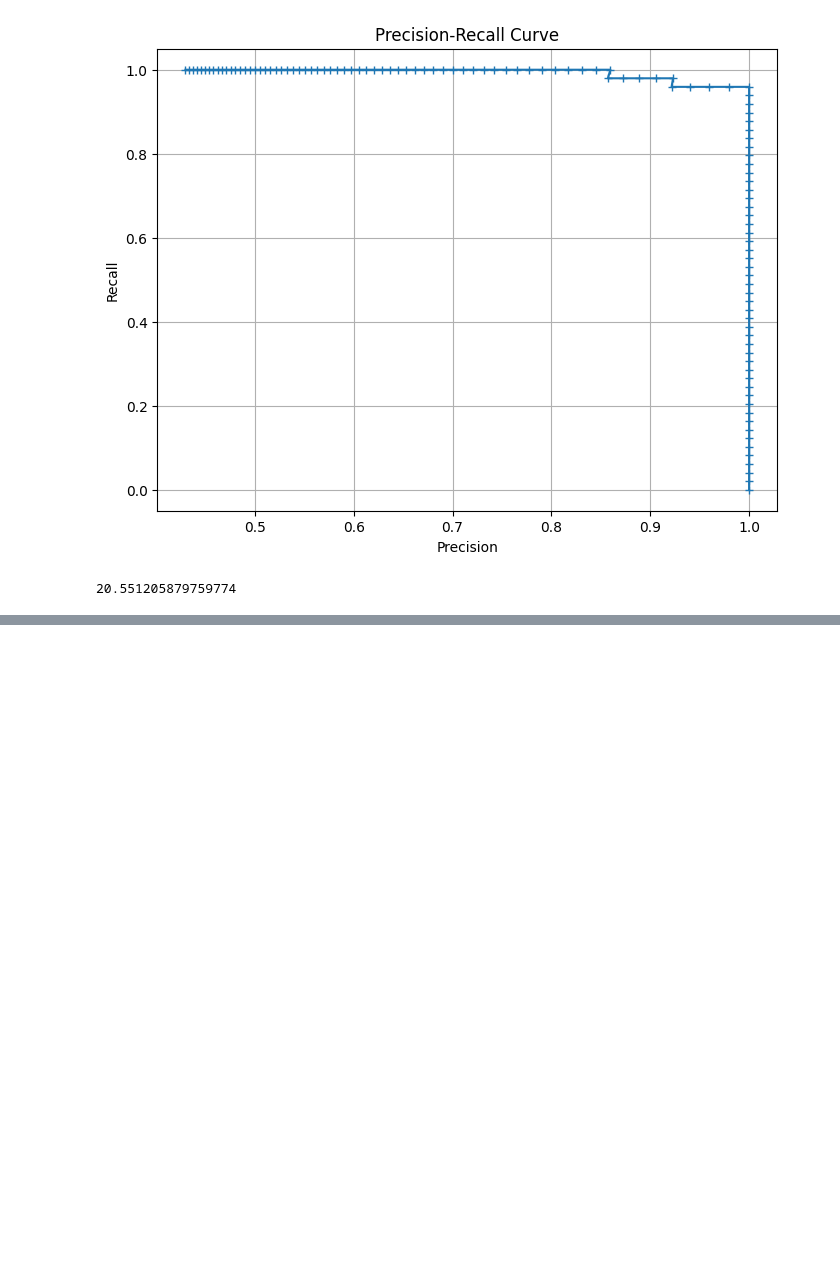
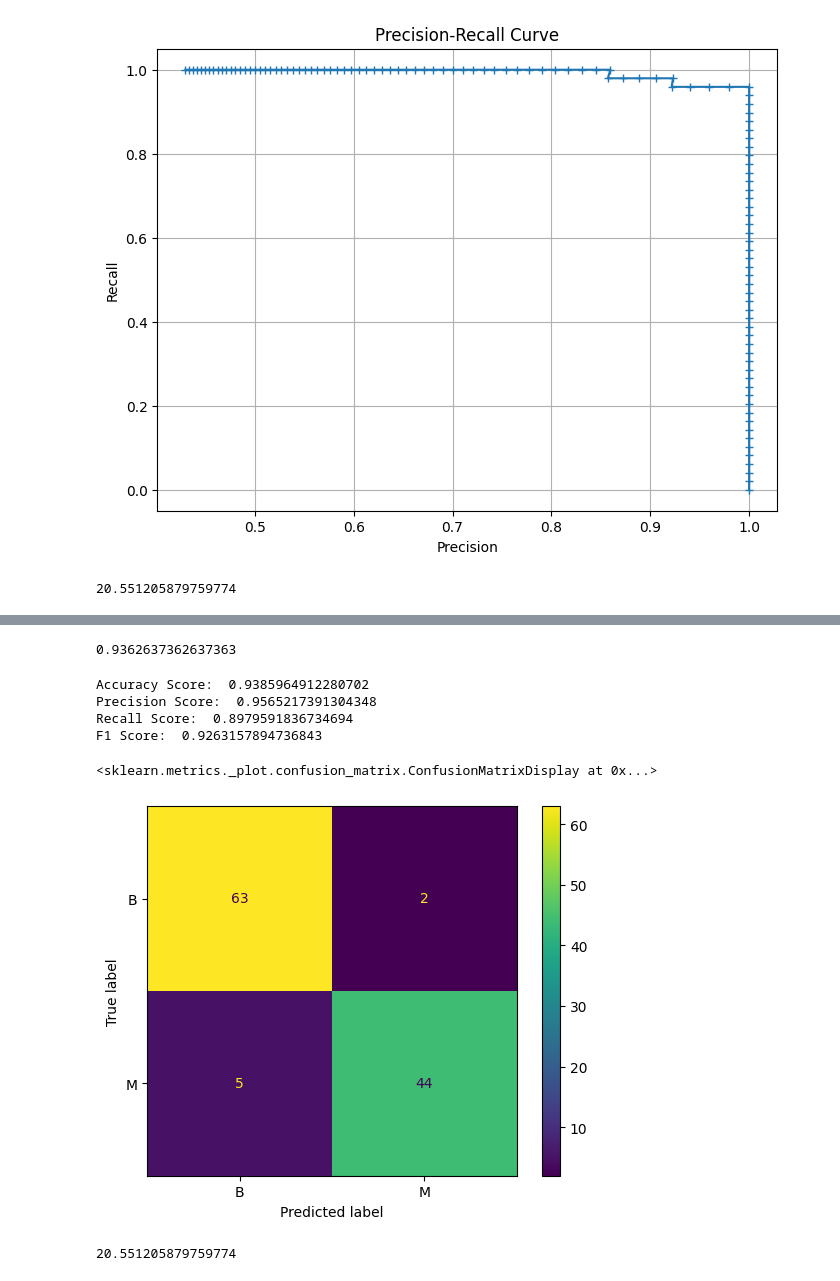
Before and after one commit to saivenkat2309/ML_A1, a Jupyter notebook: ML_ASS3.ipynb, the cells around one changed output, grey strips where cells are left out. Saved outputs shown, nothing was run; the diff lists cells and outputs as text; code cells hidden in the pictures; blank space fills up the shorter version.

```diff
--- a/ML_ASS3.ipynb
+++ b/ML_ASS3.ipynb
@@ -263,3 +263,18 @@ y_pred_prob = model.predict_proba(X_test)
 log_loss(y_test, y_pred_prob)
 # %% [output]
 20.551205879759774
+# %%
+C = [10, 1, .1, .001]
+
+for c in C:
+    model = LogisticRegression(penalty='l1', C=c, solver='liblinear')
+    model.fit(X_train_scaled, y_train)
+    print('C:', c)
+    y_pred = model.predict(X_test_scaled)
+    print("Accuracy Score: ", accuracy_score(y_test, y_pred),
+         "\nPrecision Score: ", precision_score(y_test, y_pred),
+         "\nRecall Score: ", recall_score(y_test, y_pred),
+          "\nF1 Score: ", f1_score(y_test, y_pred))
+    print('Training accuracy:', model.score(X_train_scaled, y_train))
+    print('Test accuracy:', model.score(X_test_scaled, y_test))
+    print('')
@@ -265,0 +299,10 @@ log_loss(y_test, y_pred_prob)
+# %%
+C = [10, 1, .1, .001]
+for c in C:
+    model = LogisticRegression(penalty='l1', C=c, solver='liblinear')
+    model.fit(X_train_scaled, y_train)
+    print('C:', c)
+    print('Coefficients:', model.coef_)
+    print('Training accuracy:', model.score(X_train_scaled, y_train))
+    print('Test accuracy:', model.score(X_test_scaled, y_test))
+    print('')
@@ -265,0 +329,30 @@ log_loss(y_test, y_pred_prob)
+# %%
+model_nb = GaussianNB()
+model_nb.fit(X_train_scaled, y_train)
+model_nb.score(X_train_scaled, y_train)
+# %% [output]
+0.9362637362637363
+# %%
+y_pred = model_nb.predict(X_test_scaled)
+print("Accuracy Score: ", accuracy_score(y_test, y_pred),
+      "\nPrecision Score: ", precision_score(y_test, y_pred),
+      "\nRecall Score: ", recall_score(y_test, y_pred),
+      "\nF1 Score: ", f1_score(y_test, y_pred))
+# %% [output]
+Accuracy Score:  0.9385964912280702
+Precision Score:  0.9565217391304348
+Recall Score:  0.8979591836734694
+F1 Score:  0.9263157894736843
+# %%
+cnf_matrix = confusion_matrix(y_test, y_pred)
+disp = ConfusionMatrixDisplay(confusion_matrix = cnf_matrix,
+                             display_labels = ['B', 'M'])
+disp.plot()
+# %% [output]
+<sklearn.metrics._plot.confusion_matrix.ConfusionMatrixDisplay at 0x...>
+[figure, added]
+# %%
+y_pred_prob = model_nb.predict_proba(X_test)
+log_loss(y_test, y_pred_prob)
+# %% [output]
+20.551205879759774
```
Also changed, not shown: parts of 20 cells of this notebook.
